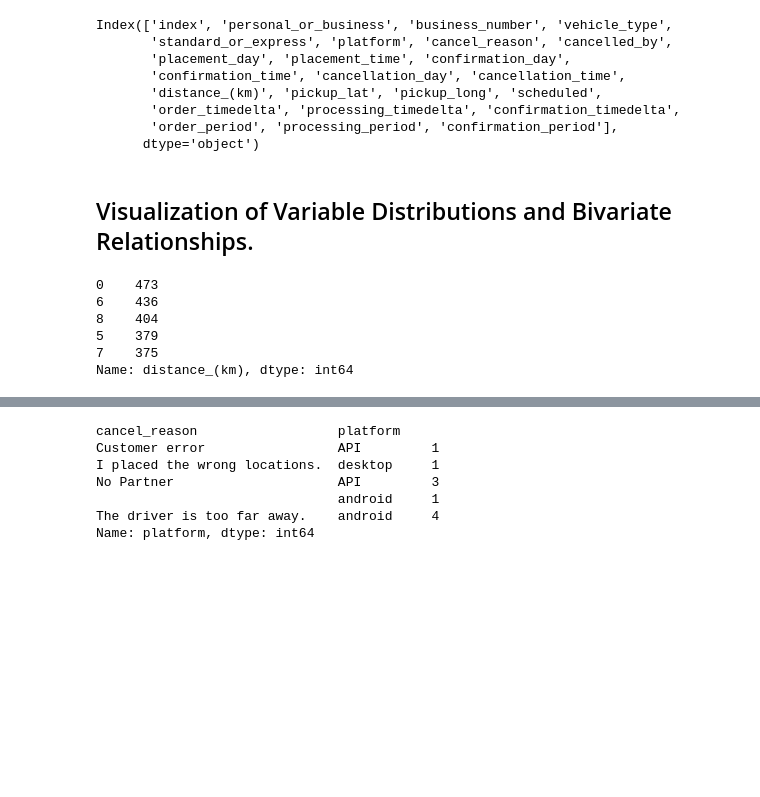
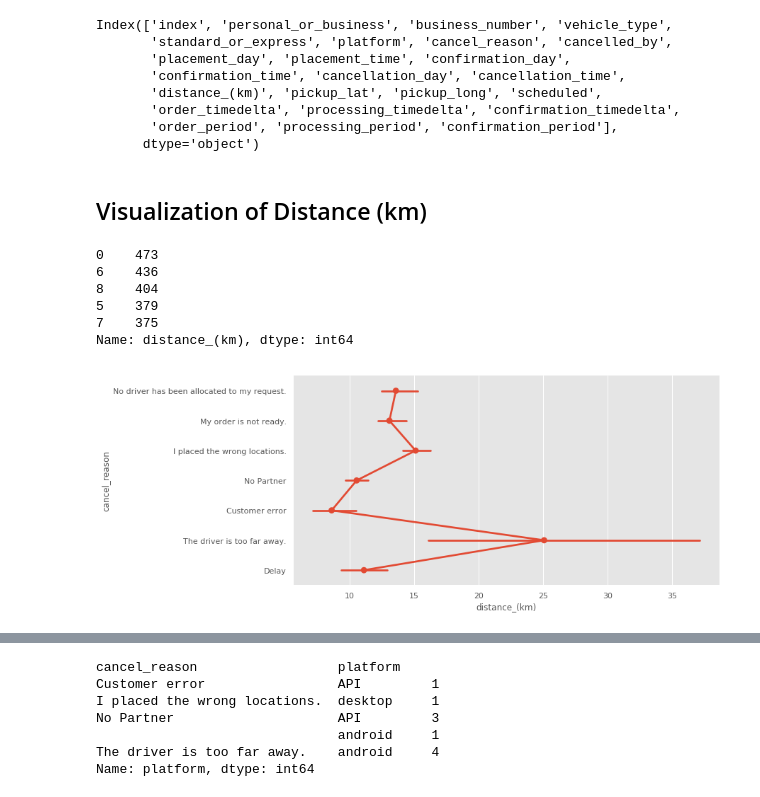
Before and after one commit to Dancilla/Challenges, a Jupyter notebook: Sendy/Sendy_notebooks/practical task analysis.ipynb, the cells around one changed output, grey strips where cells are left out. Cells and saved outputs as stored; diff of their text form; code cells hidden in the pictures; blank space fills up the shorter version.

```diff
--- a/Sendy/Sendy_notebooks/practical task analysis.ipynb
+++ b/Sendy/Sendy_notebooks/practical task analysis.ipynb
@@ -753,11 +762,2 @@ df_plt1 = query_df.pivot_table('business_number', aggfunc='count', index='pickup
 # %% [markdown]
-## Visualization of Variable Distributions and Bivariate Relationships.
+## Visualization of Distance (km)
-# %%
-query_df['distance_(km)'].value_counts().nlargest()
-# %% [output]
-0    473
-6    436
-8    404
-5    379
-7    375
-Name: distance_(km), dtype: int64
@@ -767,3 +764,19 @@ freq, bins_dist
+# %%
+#display the largest distance recorded for orders
+query_df['distance_(km)'].value_counts().nlargest()
+# %% [output]
+0    473
+6    436
+8    404
+5    379
+7    375
+Name: distance_(km), dtype: int64
+# %%
+#plot a factor plot displaying the reasons for cancelling orders in regards to distance
+axes = sns.factorplot('distance_(km)','cancel_reason',
+                      data=query_df, aspect = 2.5, rotation=90)
+# %% [output]
+[figure, added]
 # %%
 #Vey long distance trips (>= 200 km):
 dist_df= query_df[query_df['distance_(km)'] >= 200].head(10) #45 total
```
Also changed, not shown: parts of 10 cells of this notebook, 1 other file.
